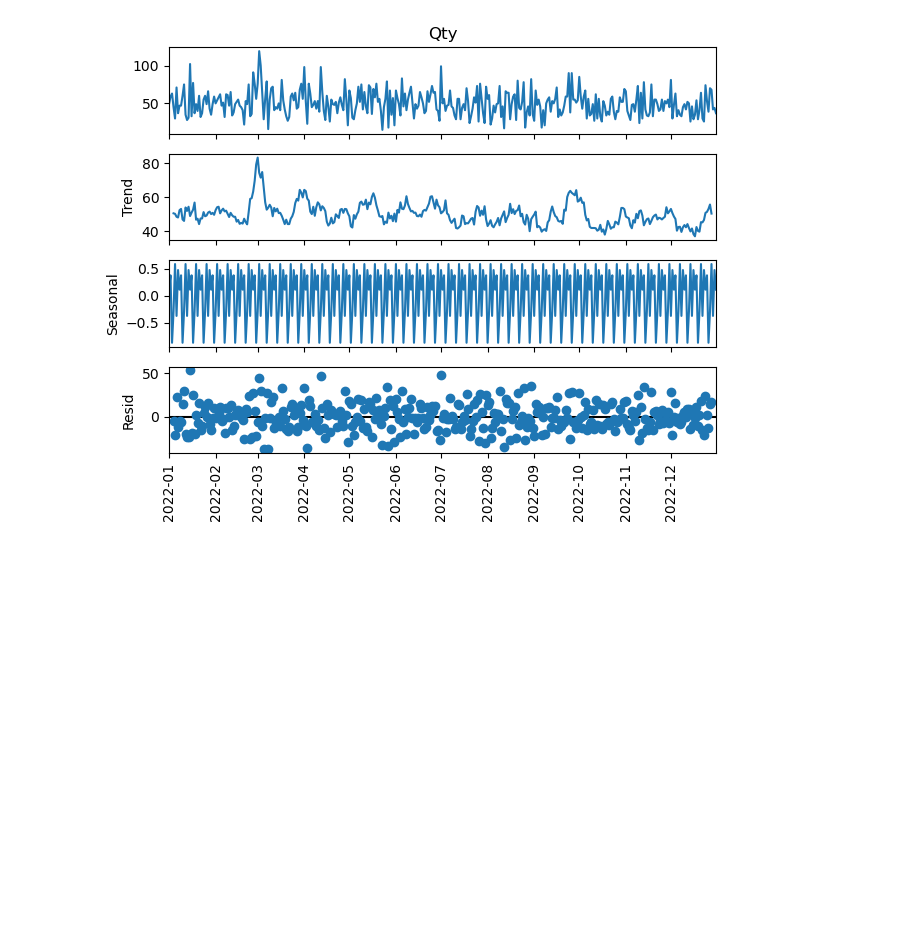
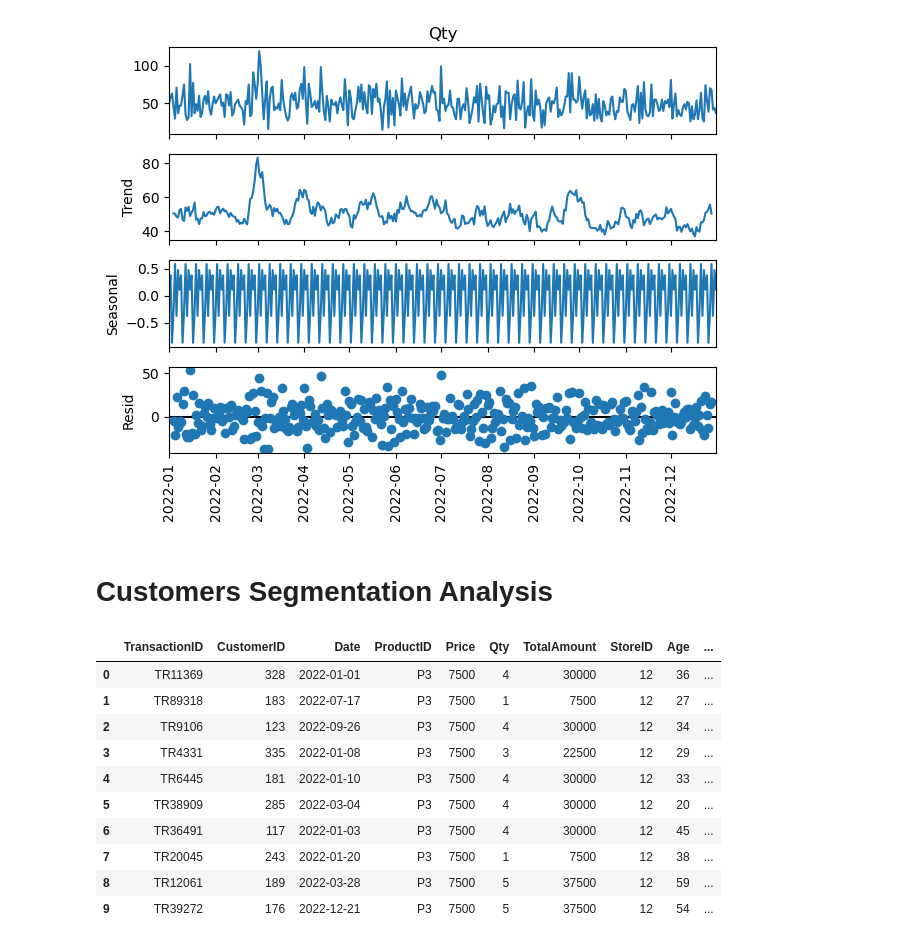
Before and after one commit to Faridwm/PBI_Rakamin-X-Kalbe_Data-Scientist, a Jupyter notebook: PBI ML.ipynb, the cells around one changed output. Saved outputs shown, nothing was run; the diff lists cells and outputs as text; code cells hidden in the pictures; blank space fills up the shorter version.

```diff
--- a/PBI ML.ipynb
+++ b/PBI ML.ipynb
@@ -376,3 +400,19 @@ plt.show()
 # %% [output]
 <Figure size 500x1500 with 0 Axes>
 [figure]
+# %% [markdown]
+# Customers Segmentation Analysis
+# %%
+df_all.head(10)
+# %% [output]
+|  | TransactionID | CustomerID | Date | ProductID | Price | Qty | TotalAmount | StoreID | Age | ... |
+| 0 | TR11369 | 328 | 2022-01-01 | P3 | 7500 | 4 | 30000 | 12 | 36 | ... |
+| 1 | TR89318 | 183 | 2022-07-17 | P3 | 7500 | 1 | 7500 | 12 | 27 | ... |
+| 2 | TR9106 | 123 | 2022-09-26 | P3 | 7500 | 4 | 30000 | 12 | 34 | ... |
+| 3 | TR4331 | 335 | 2022-01-08 | P3 | 7500 | 3 | 22500 | 12 | 29 | ... |
+| 4 | TR6445 | 181 | 2022-01-10 | P3 | 7500 | 4 | 30000 | 12 | 33 | ... |
+| 5 | TR38909 | 285 | 2022-03-04 | P3 | 7500 | 4 | 30000 | 12 | 20 | ... |
+| 6 | TR36491 | 117 | 2022-01-03 | P3 | 7500 | 4 | 30000 | 12 | 45 | ... |
+| 7 | TR20045 | 243 | 2022-01-20 | P3 | 7500 | 1 | 7500 | 12 | 38 | ... |
+| 8 | TR12061 | 189 | 2022-03-28 | P3 | 7500 | 5 | 37500 | 12 | 59 | ... |
+| 9 | TR39272 | 176 | 2022-12-21 | P3 | 7500 | 5 | 37500 | 12 | 54 | ... |
```
Also changed, not shown: parts of 25 cells of this notebook.
